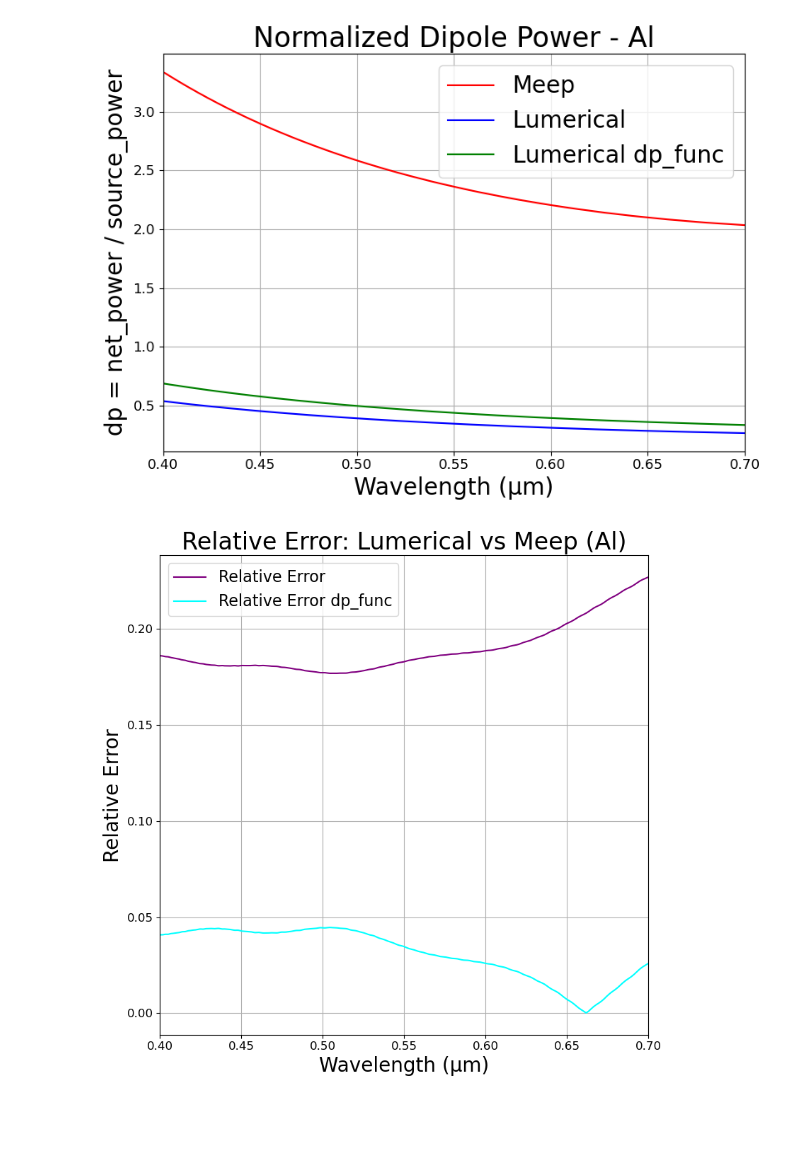
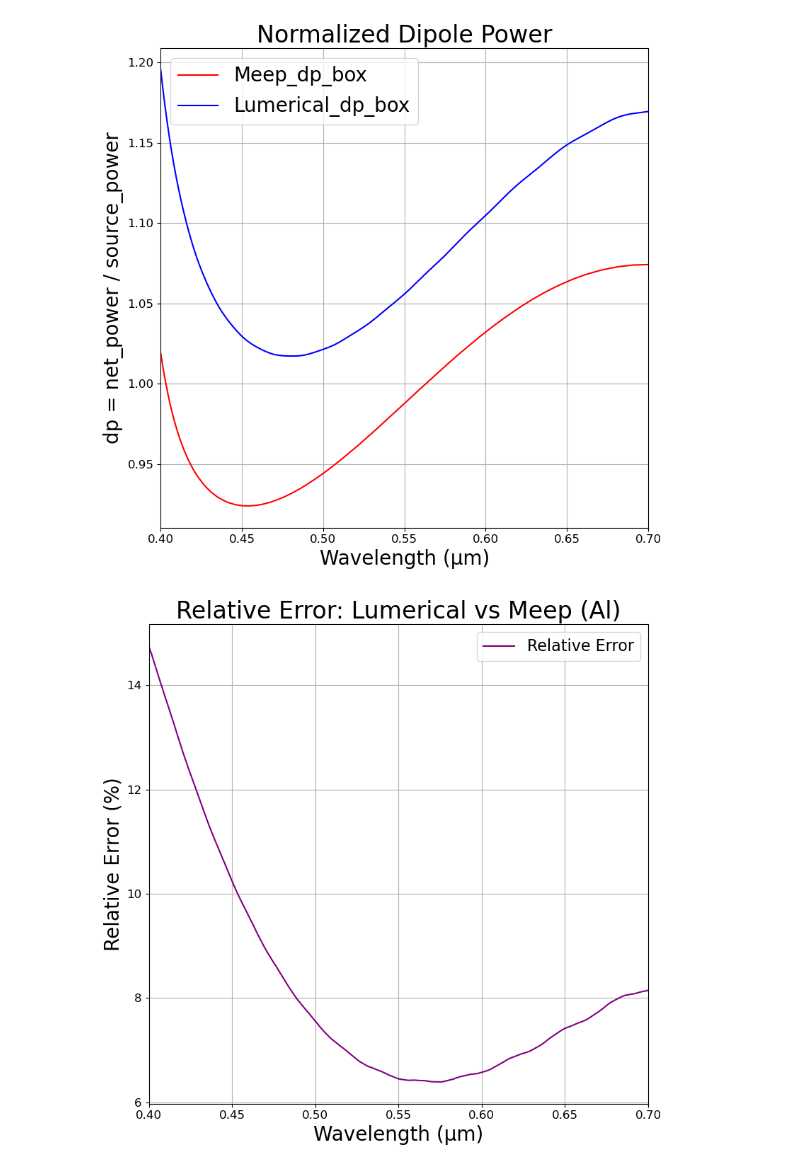
Before and after one commit to M2nion/EIDL, a Jupyter notebook: Tool/Meep/LGD/Meep code/OLED structure/Layer by Layer check/OLED_update_LBL.ipynb, the cells around one changed output. Saved outputs shown, nothing was run; the diff lists cells and outputs as text; code cells hidden in the pictures; blank space fills up the shorter version.

```diff
--- a/Tool/Meep/LGD/Meep code/OLED structure/Layer by Layer check/OLED_update_LBL.ipynb
+++ b/Tool/Meep/LGD/Meep code/OLED structure/Layer by Layer check/OLED_update_LBL.ipynb
@@ -5,7 +5,7 @@ import nlopt
 import numpy as np
 from meep_material import lorentzfit
 # %%
-resolution = 100
+resolution = 400
 nfreq = 300
 fcen = 1.75
 df = 3.3
@@ -258,7 +164,7 @@ sources = [mp.Source(
 sim_fitting_Al = mp.Simulation(
     cell_size=cell_size,
     boundary_layers=boundary_layers,
-    geometry=geometry_fitting_Al,
+    geometry=geometry_fitting_Al[:3],
     default_material=mp.Medium(index = 1),
     sources=sources,
     resolution=resolution,
@@ -550,51 +261,73 @@ print("슬라이싱된 power:", Al_power_sliced_nofunc)
+# %%
+import numpy as np
+from pathlib import Path
+
+csv_path = Path("/home/min/EIDL/Tool/Meep/LGD/Meep code/OLED structure/Layer by Layer check/RESOLUTION/al+alq3+andp/al_alq3_andp_400.txt")
+
+# CSV 파일 불러오기
+lumerical_data = np.genfromtxt(csv_path, delimiter=",")
+
+lumerical = lumerical_data[:, 1]
+# %%
+import numpy as np
+from pathlib import Path
+
+csv_path = Path("/home/min/EIDL/Tool/Meep/LGD/Meep code/OLED structure/Layer by Layer check/sourcepower_1000.csv")
+
+# CSV 파일 불러오기
+air_1000_data = np.genfromtxt(csv_path, delimiter=",", skip_header=1)
+
+air_1000 = air_1000_data[:, 1]
 # %%
-dp_fitting_al = net_power_fitting_al / power_sliced
+# dp_box / sourcepower 정규화
+dp_fitting_al = net_power_fitting_al / air_1000
 
-plt.figure(figsize=(8, 6))
+plt.figure(figsize=(8, 8))
 
 # plot 순서
-plt.plot(wavelengths, net_norm, label='Meep', color='red')
-plt.plot(wavelength_sliced_al, Al_power_sliced, label='Lumerical ', color='blue')
-plt.plot(wavelength_sliced_al_nofunc, Al_power_sliced_nofunc, label='Lumerical dp_func', color='green')
+plt.plot(wavelengths, dp_fitting_al, label='Meep_dp_box', color='red')
+plt.plot(wavelengths, lumerical, label='Lumerical_dp_box', color='blue')
+# plt.plot(wavelength_sliced_al_nofunc, Al_power_sliced_nofunc, label='Lumerical dp', color='green')
 
 
 # 축 레이블 (굵게 + 크기 조정)
 plt.xlabel("Wavelength (μm)", fontsize=20)
 plt.ylabel("dp = net_power / source_power", fontsize=20)
 
 # 제목 (굵게 + 크기 조정)
-plt.title("Normalized Dipole Power - Al", fontsize=24)
+plt.title("Normalized Dipole Power", fontsize=24)
 
 # 눈금 폰트 크기 조정
 plt.xticks(fontsize=12)
 plt.yticks(fontsize=12)
 
 # 범례 (폰트 크기 조정 + 굵게)
 plt.legend(fontsize=20, frameon=True,)
 
 # 기타 설정
 plt.grid(True)
 plt.tight_layout()
 # plt.ylim([0, 1.5])
 plt.xlim([0.4, 0.7])
 plt.show()
 # %% [output]
-[figure, old version]
+[figure, new version]
 # %%
 # === Relative Error 계산 === #
-relative_error = np.abs((Al_power_sliced - dp_fitting_al) / dp_fitting_al)
-relative_error_nofunc = np.abs((Al_power_sliced_nofunc - dp_fitting_al) / dp_fitting_al)
+relative_error = np.abs((dp_fitting_al - lumerical) / lumerical)* 100
+
+# relative_error_nofunc = np.abs((Al_power_sliced_nofunc - dp_fitting_al) / dp_fitting_al)* 100
 
 
 # === Relative Error 플롯 === #
 plt.figure(figsize=(8, 8))
 plt.plot(wavelengths, relative_error, label='Relative Error', color='purple')
-plt.plot(wavelengths, relative_error_nofunc, label='Relative Error dp_func', color='cyan')
+# plt.plot(wavelengths, relative_error_nofunc, label='Relative Error dp_box', color='cyan')
 
 
 # 축 레이블
 plt.xlabel("Wavelength (μm)", fontsize=20)
-plt.ylabel("Relative Error", fontsize=20)
+plt.ylabel("Relative Error (%)", fontsize=20)
 
 # 제목
 plt.title("Relative Error: Lumerical vs Meep (Al)", fontsize=24)
@@ -608,4 +341,4 @@ plt.tight_layout()
 plt.xlim([0.4, 0.7])
 plt.show()
 # %% [output]
-[figure, old version]
+[figure, new version]
```
Also changed, not shown: parts of 14 cells of this notebook, 33 other files.
